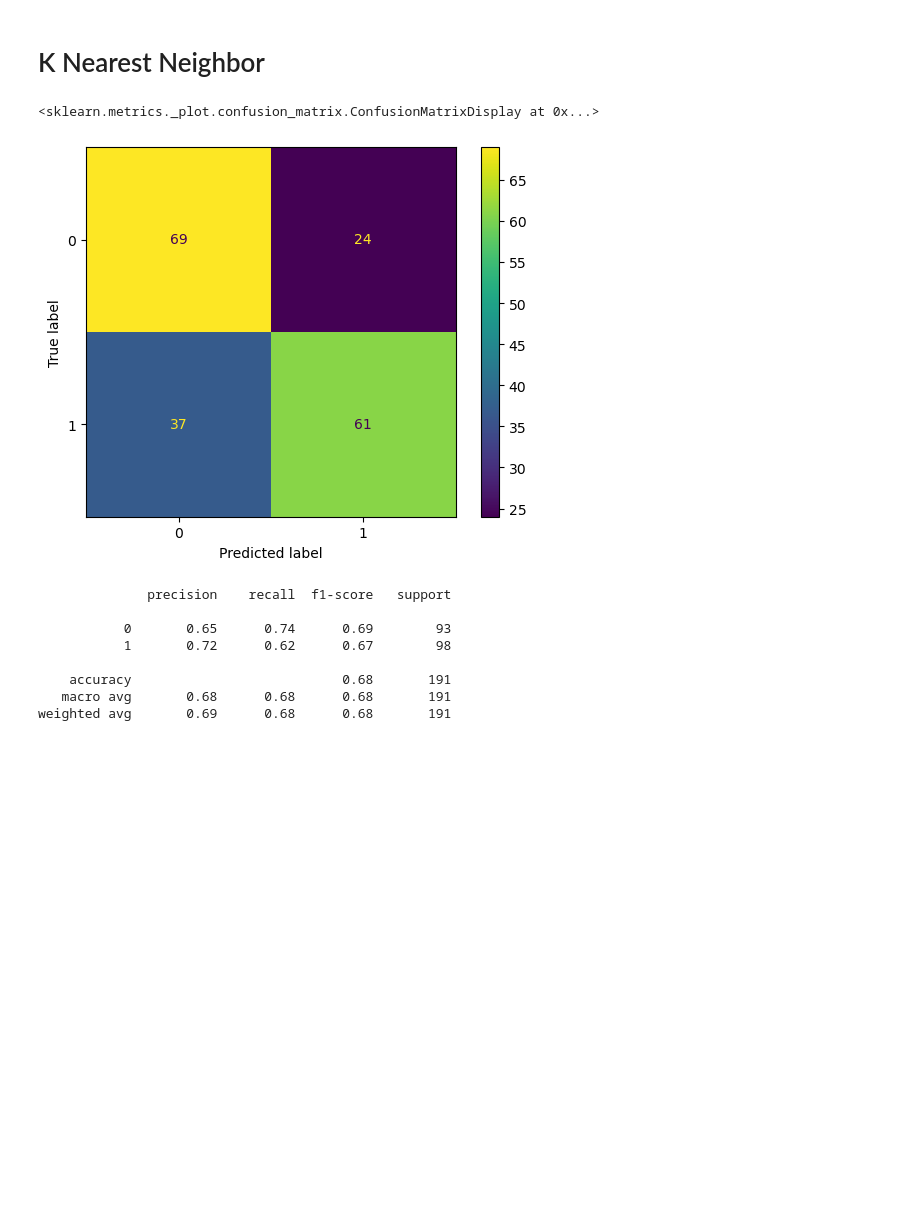
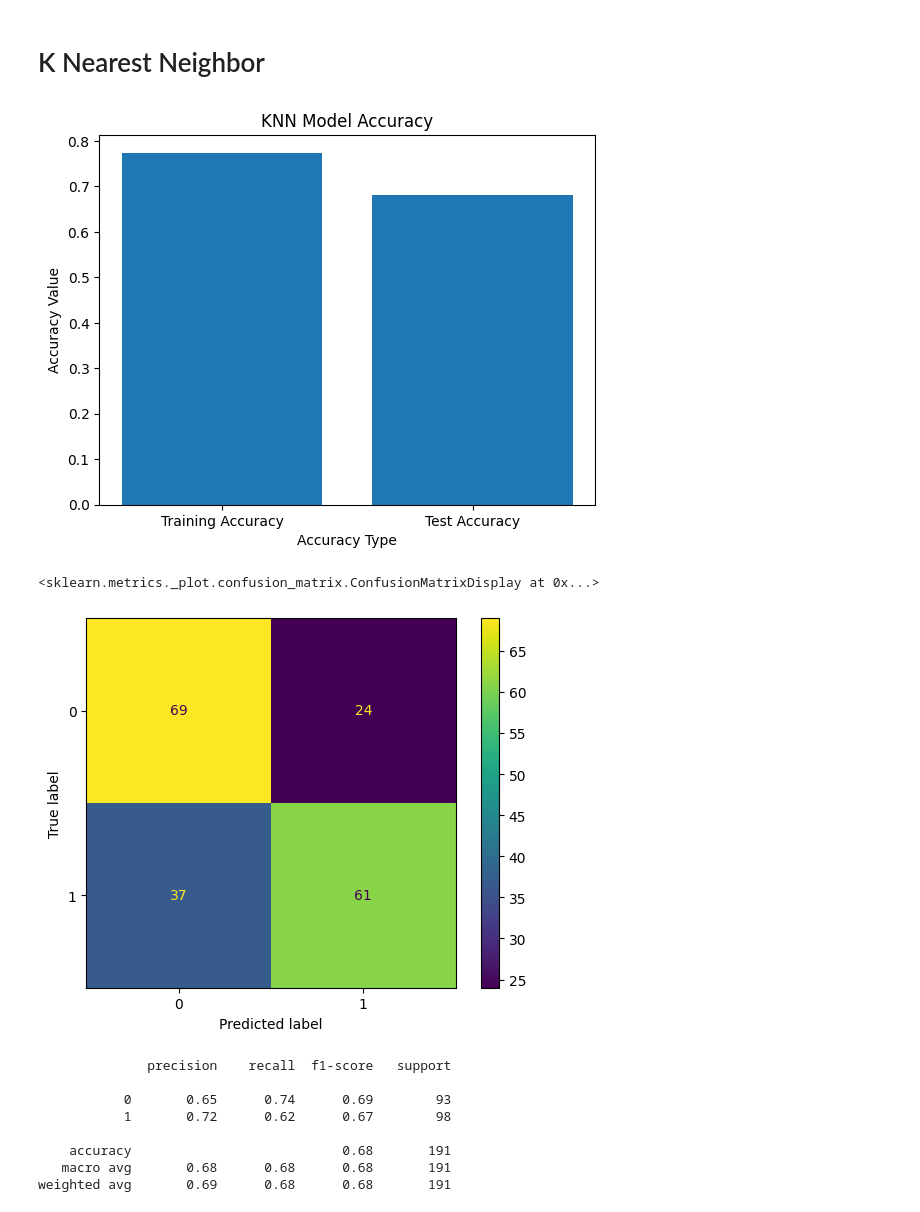
Before and after one commit to phanhoang1205/project-machine-learning, a Jupyter notebook: Cau2/Classification.ipynb, the cells around one changed output. Drawn from its saved outputs; the diff is of its cells as text; code cells hidden in the pictures; blank space fills up the shorter version.

```diff
--- a/Cau2/Classification.ipynb
+++ b/Cau2/Classification.ipynb
@@ -117,18 +119,32 @@ X_train, X_test, Y_train, Y_test = train_test_split(X_new, y, random_state = 42,
 # %%
 # Train model
 from sklearn.neighbors import KNeighborsClassifier
 KNN = KNeighborsClassifier(n_neighbors = 5, p=2, metric='euclidean')
 KNN.fit(X_train, Y_train)
 
 # test model
 Y_pred = KNN.predict(X_test)
 
 cm = confusion_matrix(Y_test, Y_pred)
 disp = ConfusionMatrixDisplay(confusion_matrix=cm)
+
+train_accuracy = KNN.score(X_train, Y_train)
+test_accuracy = KNN.score(X_test, Y_test)
+
+accuracies = [train_accuracy, test_accuracy]
+labels = ["Training Accuracy", "Test Accuracy"]
+
+plt.bar(labels, accuracies)
+plt.title("KNN Model Accuracy")
+plt.xlabel("Accuracy Type")
+plt.ylabel("Accuracy Value")
+plt.show()
+
 disp.plot()
 # %% [output]
+[figure, new version]
 <sklearn.metrics._plot.confusion_matrix.ConfusionMatrixDisplay at 0x...>
-[figure, old version]
+[figure, added]
 # %%
 knn_accuracy = accuracy_score(Y_test, Y_pred)
 knn_precision = precision_score(Y_test, Y_pred)
```
Also changed, not shown: parts of 16 cells of this notebook, 1 other file.
